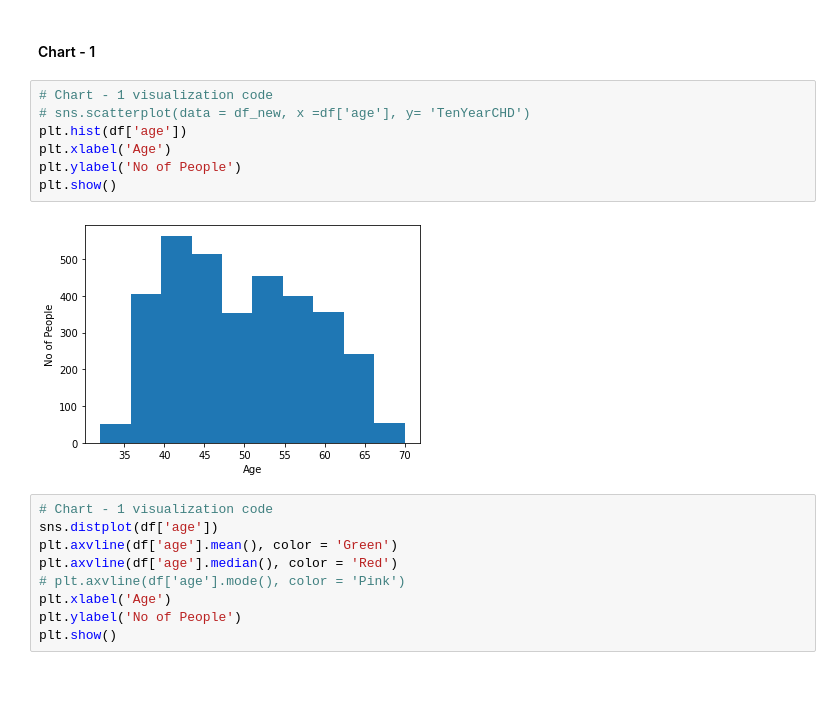
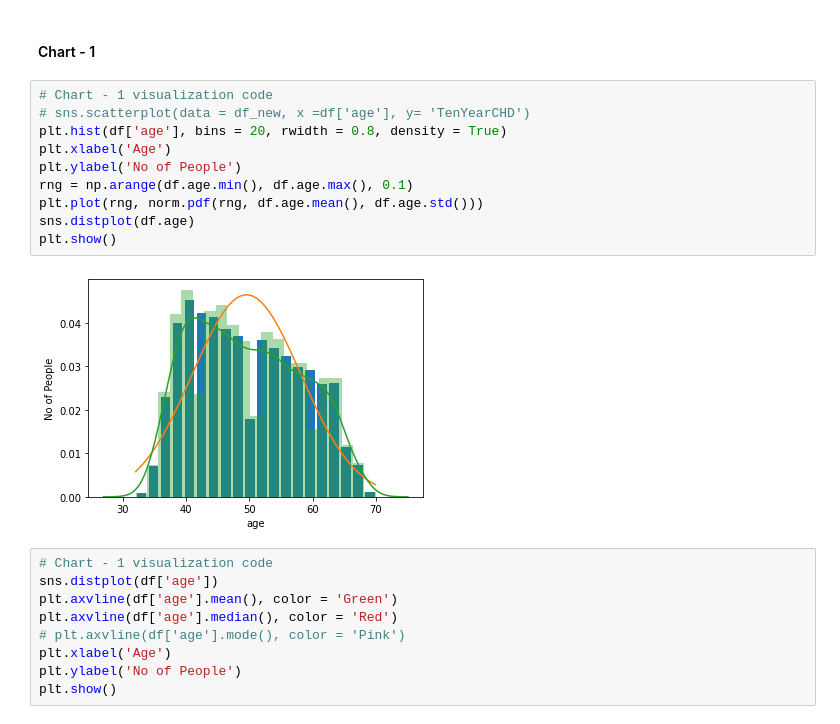
Before and after one commit to Bishawa/CardioVascularRiskPrediction, a Jupyter notebook: Cardiovascular_Risk_prediction.ipynb, the cells around one changed output. Drawn from its saved outputs; the diff is of its cells as text; blank space fills up the shorter version.

```diff
--- a/Cardiovascular_Risk_prediction.ipynb
+++ b/Cardiovascular_Risk_prediction.ipynb
@@ -316,12 +312,15 @@ Answer Here.
 # %%
 # Chart - 1 visualization code
 # sns.scatterplot(data = df_new, x =df['age'], y= 'TenYearCHD')
-plt.hist(df['age'])
+plt.hist(df['age'], bins = 20, rwidth = 0.8, density = True)
 plt.xlabel('Age')
 plt.ylabel('No of People')
+rng = np.arange(df.age.min(), df.age.max(), 0.1)
+plt.plot(rng, norm.pdf(rng, df.age.mean(), df.age.std()))
+sns.distplot(df.age)
 plt.show()
 # %% [output]
-[figure, old version]
+[figure, new version]
 # %%
 # Chart - 1 visualization code
 sns.distplot(df['age'])
```
Also changed, not shown: parts of 25 cells of this notebook.
